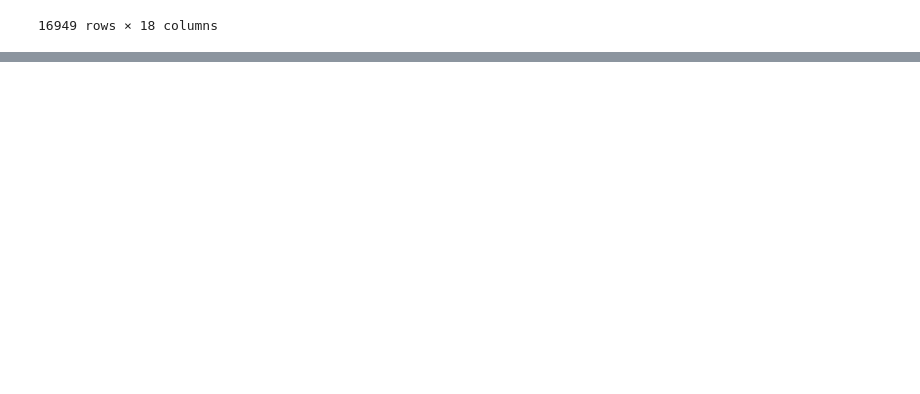
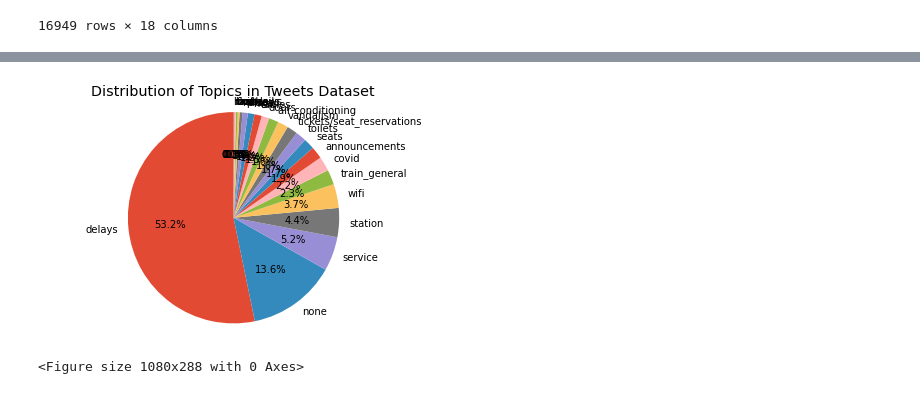
Before and after one commit to Himanshu-Dharma/Elon_bots_sentiment_analysis, a Jupyter notebook: tweetslalo.ipynb, the cells around one changed output, grey strips where cells are left out. Cells and saved outputs as stored; diff of their text form; code cells hidden in the pictures; blank space fills up the shorter version.

```diff
--- a/tweetslalo.ipynb
+++ b/tweetslalo.ipynb
@@ -137,0 +182,16 @@ df_new
+# %%
+# Frequency distribution of topics
+topic = df['topic_y'].value_counts()
+topic  = topic .rename_axis('topic_y').reset_index(name='count')
+topic['topic_y'] = topic['topic_y'].astype('category')
+x, y = topic['topic_y'], topic['count']
+fig1, ax1 = plt.subplots()
+ax1.pie(y, labels=x, autopct='%1.1f%%',
+        shadow=False, startangle=90)
+ax1.axis('equal')
+plt.title('Distribution of Topics in Tweets Dataset')
+plt.figure(figsize=(15,4))
+plt.show()
+# %% [output]
+[figure, added]
+<Figure size 1080x288 with 0 Axes>
```
Also changed, not shown: parts of 7 cells of this notebook.
